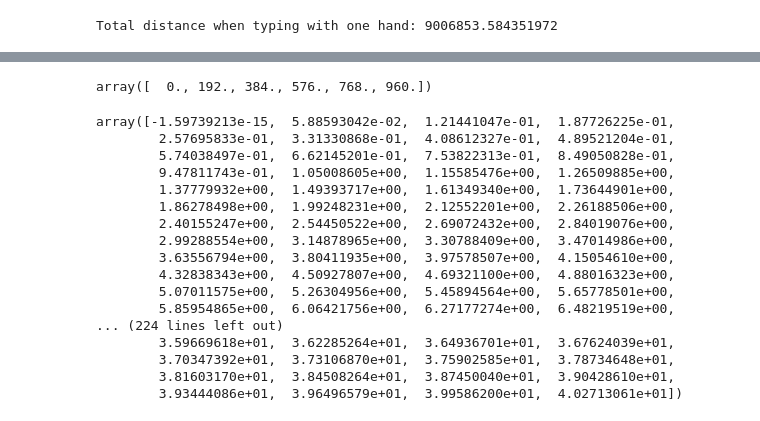
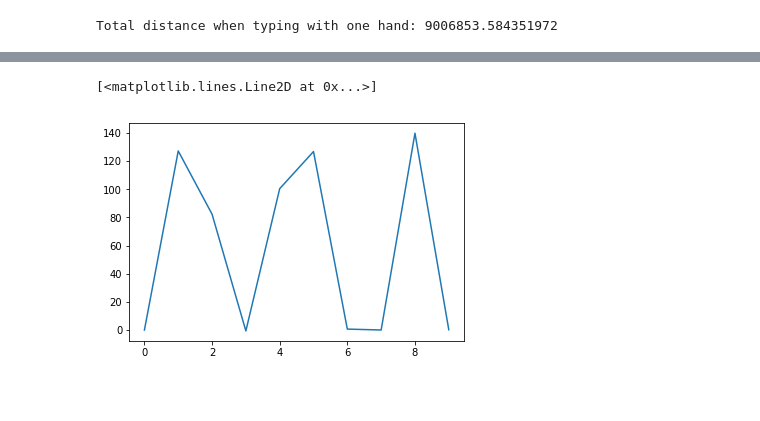
Before and after one commit to dl541/keyboard_3D_analysis, a Jupyter notebook: keyboard_3D_notebook/keyboard_3D_analysis.ipynb, the cells around one changed output, grey strips where cells are left out. Drawn from its saved outputs; the diff is of its cells as text; code cells hidden in the pictures; blank space fills up the shorter version.

```diff
--- a/keyboard_3D_notebook/keyboard_3D_analysis.ipynb
+++ b/keyboard_3D_notebook/keyboard_3D_analysis.ipynb
@@ -224,6 +254,15 @@ class OptimizedKeyboardProblem(Annealer):
 
     def energy(self):
 
+        penalty = 0
+        if len([num for num in self.state if num < 0])!=0:
+            penalty += 100000
+
+        for ind, num in enumerate(self.state[:-1]):
+            if self.state[ind + 1] < num:
+                penalty += 1000 * abs(self.state[ind + 1] - num)
+
+
         spline = self.formScaledSplineFromControlPoints(self.state)
         curved_pos_char_dict = self.flatToCurved(spline)
         total_dist = self.calculateMovement(curved_pos_char_dict)
@@ -231,11 +270,7 @@ class OptimizedKeyboardProblem(Annealer):
         #print("Spline: {}".format(spline))
         #print("New loc: {}".format(curved_pos_char_dict["d"]))
         #print("Distance: {}".format(total_dist))
-        return total_dist
-
-    def update(self, step, T, E, acceptance, improvement):
-        print("Temperature: {}\tError: {}\tAcceptance:{}".format(T,E,acceptance))
-
+        return total_dist + penalty
 
     def findFunctionCurveLength(self,x, func):
         curve_integral = lambda x: np.sqrt(1 + interpolate.splev(x, func, der = 1) ** 2)
@@ -265,22 +300,16 @@ class OptimizedKeyboardProblem(Annealer):
         return curved_char_pos_dict
 
     def calculateMovement(self, curved_pos_char_dict):
-        prev_char = None
         dist = 0
-        for char in cleaned_passage:
-            if char in left_keys:
-                if prev_char == None:
-                    prev_char = char
-
-                else:
-                    pos1, pos2 = curved_pos_char_dict[prev_char], curved_char_pos_dict[char]
-                    dist += np.linalg.norm(pos1 - pos2)
+        for (char1, char2), count in left_thumb_movement_dict.items():
+            pos1, pos2 = curved_pos_char_dict[char1], curved_pos_char_dict[char2]
+            dist += np.linalg.norm(pos1 - pos2) * count
         return dist
 # %%
 initial_state = inpl_y
-optimizer = OptimizedKeyboardProblem(state)
+optimizer = OptimizedKeyboardProblem(initial_state)
 optimizer.updates = 1000
-optimizer.steps = 10000
-optimizer.Tmax = 7000
+optimizer.steps = 3000
+optimizer.Tmax = 10000
 optimizer.Tmin = 10
 optimizer.copy_strategy = "slice"
@@ -331,24 +387,5 @@ Text(0.5, 1.0, 'Initial keyboard shape after scaling by curve length')
-# %%
-inpl_x
-# %% [output]
-array([  0., 192., 384., 576., 768., 960.])
-# %%
-ynew
-# %% [output]
-array([-1.59739213e-15,  5.88593042e-02,  1.21441047e-01,  1.87726225e-01,
-        2.57695833e-01,  3.31330868e-01,  4.08612327e-01,  4.89521204e-01,
-        5.74038497e-01,  6.62145201e-01,  7.53822313e-01,  8.49050828e-01,
-        9.47811743e-01,  1.05008605e+00,  1.15585476e+00,  1.26509885e+00,
-        1.37779932e+00,  1.49393717e+00,  1.61349340e+00,  1.73644901e+00,
-        1.86278498e+00,  1.99248231e+00,  2.12552201e+00,  2.26188506e+00,
-        2.40155247e+00,  2.54450522e+00,  2.69072432e+00,  2.84019076e+00,
-        2.99288554e+00,  3.14878965e+00,  3.30788409e+00,  3.47014986e+00,
-        3.63556794e+00,  3.80411935e+00,  3.97578507e+00,  4.15054610e+00,
-        4.32838343e+00,  4.50927807e+00,  4.69321100e+00,  4.88016323e+00,
-        5.07011575e+00,  5.26304956e+00,  5.45894564e+00,  5.65778501e+00,
-        5.85954865e+00,  6.06421756e+00,  6.27177274e+00,  6.48219519e+00,
-... (224 lines left out)
-        3.59669618e+01,  3.62285264e+01,  3.64936701e+01,  3.67624039e+01,
-        3.70347392e+01,  3.73106870e+01,  3.75902585e+01,  3.78734648e+01,
-        3.81603170e+01,  3.84508264e+01,  3.87450040e+01,  3.90428610e+01,
-        3.93444086e+01,  3.96496579e+01,  3.99586200e+01,  4.02713061e+01])
+# %%
+plt.plot(optimizer.state)
+# %% [output]
+[<matplotlib.lines.Line2D at 0x...>]
+[figure, added]
```
Also changed, not shown: parts of 17 cells of this notebook.
